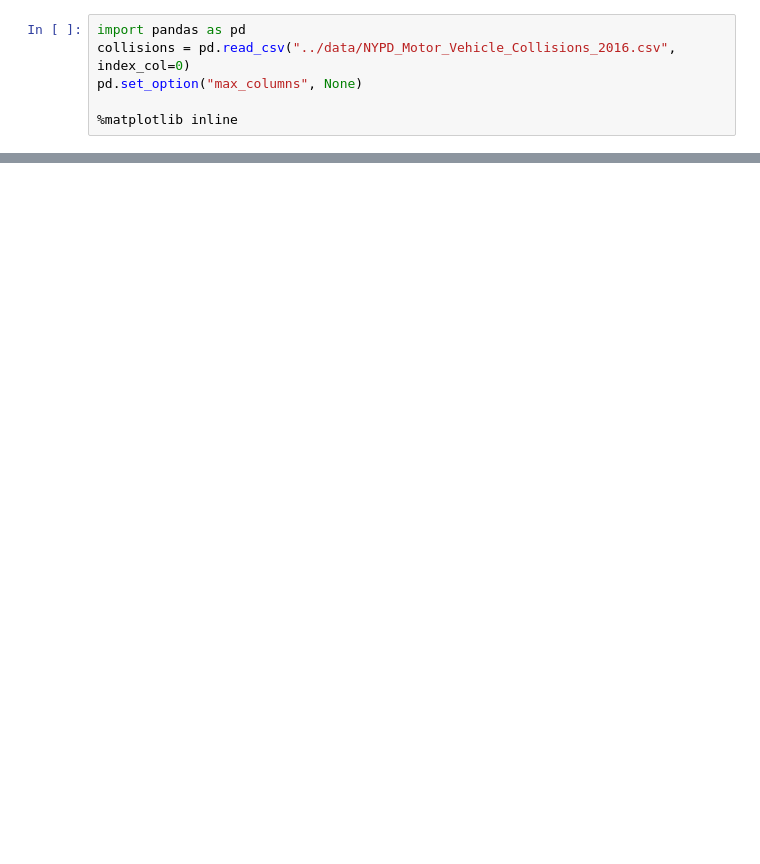
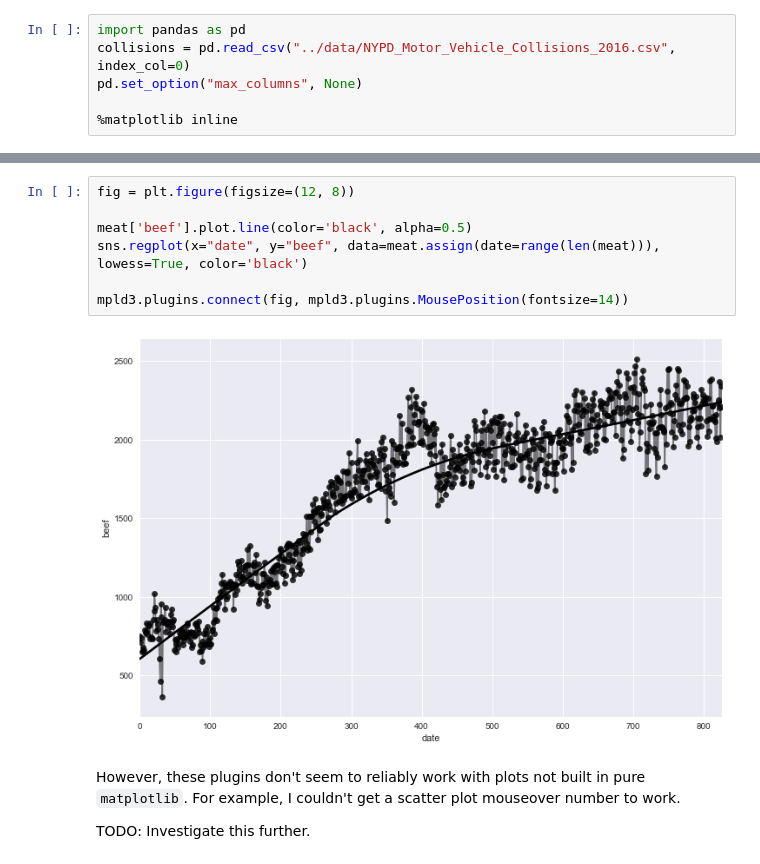
Before and after one commit to ResidentMario/plotting-tools, a Jupyter notebook: notebooks/06-mpld3.ipynb, the cells around one changed output, grey strips where cells are left out. Cells and saved outputs as stored; diff of their text form; blank space fills up the shorter version.

```diff
--- a/notebooks/06-mpld3.ipynb
+++ b/notebooks/06-mpld3.ipynb
@@ -19,0 +59,13 @@ So `mpld3` is the first library we'll look at which attempts to add interactivit
+# %%
+fig = plt.figure(figsize=(12, 8))
+
+meat['beef'].plot.line(color='black', alpha=0.5)
+sns.regplot(x="date", y="beef", data=meat.assign(date=range(len(meat))), lowess=True, color='black')
+
+mpld3.plugins.connect(fig, mpld3.plugins.MousePosition(fontsize=14))
+# %% [output]
+[figure, added]
+# %% [markdown]
+However, these plugins don't seem to reliably work with plots not built in pure `matplotlib`. For example, I couldn't get a scatter plot mouseover number to work.
+
+TODO: Investigate this further.
```
Also changed, not shown: parts of 13 cells of this notebook, 1 other file.
